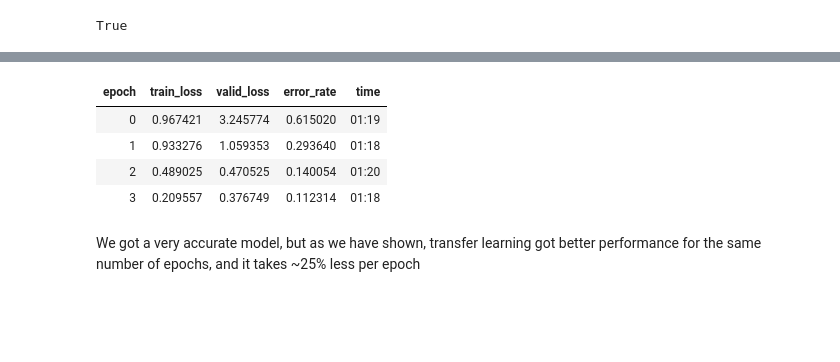
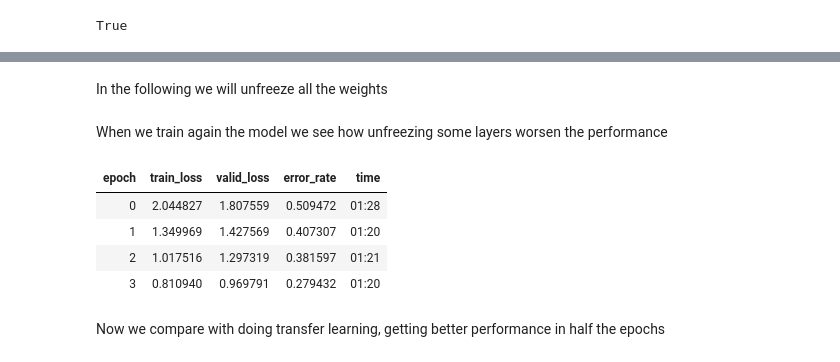
Before and after one commit to afortuny/2020_dengue_driven_data, a Jupyter notebook: DL_Classifying_Pets_with_Fastai.ipynb, the cells around one changed output, grey strips where cells are left out. Cells and saved outputs as stored; diff of their text form; code cells hidden in the pictures; blank space fills up the shorter version.

Commit message:
Stronger case for transfer learning

```diff
--- a/DL_Classifying_Pets_with_Fastai.ipynb
+++ b/DL_Classifying_Pets_with_Fastai.ipynb
@@ -202,11 +174,17 @@ SuggestedLRs(valley=4.365158383734524e-05)
-# %%
-learn.unfreeze() #the train the resnet34 architecture from scratch, note that error rates are higher than before when transfer learning was applied
-learn.fit_one_cycle(4)
-# %% [output]
-| epoch | train_loss | valid_loss | error_rate | time |
-| 0 | 0.967421 | 3.245774 | 0.615020 | 01:19 |
-| 1 | 0.933276 | 1.059353 | 0.293640 | 01:18 |
-| 2 | 0.489025 | 0.470525 | 0.140054 | 01:20 |
-| 3 | 0.209557 | 0.376749 | 0.112314 | 01:18 |
-# %% [markdown]
-We got a very accurate model, but as we have shown, transfer learning got better performance for the same number of epochs, and it takes ~25% less per epoch
+# %% [markdown]
+In the following we will unfreeze all the weights
+# %%
+learn2 = cnn_learner(data, models.resnet34, metrics=error_rate)
+learn2.unfreeze()
+# %% [markdown]
+When we train again the model we see how unfreezing some layers worsen the performance
+# %%
+learn2.fit(4)
+# %% [output]
+| epoch | train_loss | valid_loss | error_rate | time |
+| 0 | 2.044827 | 1.807559 | 0.509472 | 01:28 |
+| 1 | 1.349969 | 1.427569 | 0.407307 | 01:20 |
+| 2 | 1.017516 | 1.297319 | 0.381597 | 01:21 |
+| 3 | 0.810940 | 0.969791 | 0.279432 | 01:20 |
+# %% [markdown]
+Now we compare with doing transfer learning, getting better performance in half the epochs
```
Also changed, not shown: parts of 34 cells of this notebook.
